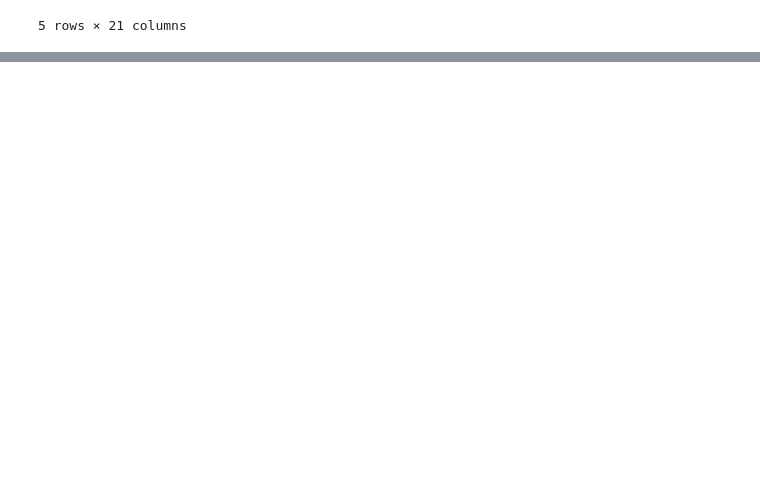
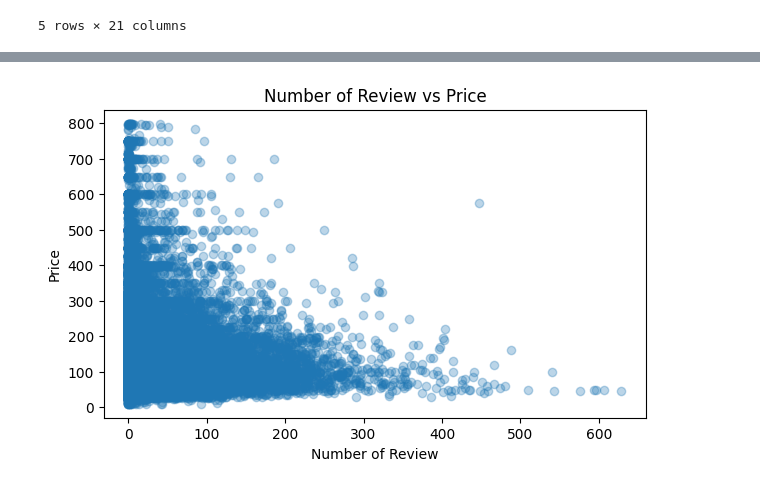
Before and after one commit to shwetayadav16/Python, a Jupyter notebook: Projects/Airbnb/solution2.ipynb, the cells around one changed output, grey strips where cells are left out. Cells and saved outputs as stored; diff of their text form; code cells hidden in the pictures; blank space fills up the shorter version.

```diff
--- a/Projects/Airbnb/solution2.ipynb
+++ b/Projects/Airbnb/solution2.ipynb
@@ -107,0 +172,10 @@ df.head()
+# %%
+# 6.3 Number of Reviews vs Price
+plt.figure(figsize=(7,4))
+plt.scatter(df["number_of_reviews"],df["price"],alpha=0.3)
+plt.title("Number of Review vs Price")
+plt.xlabel("Number of Review")
+plt.ylabel("Price")
+plt.show()
+# %% [output]
+[figure, added]
```
Also changed, not shown: parts of 11 cells of this notebook, 3 other files.
